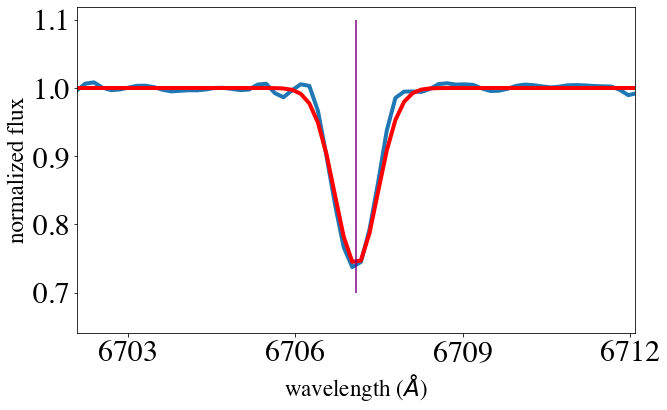
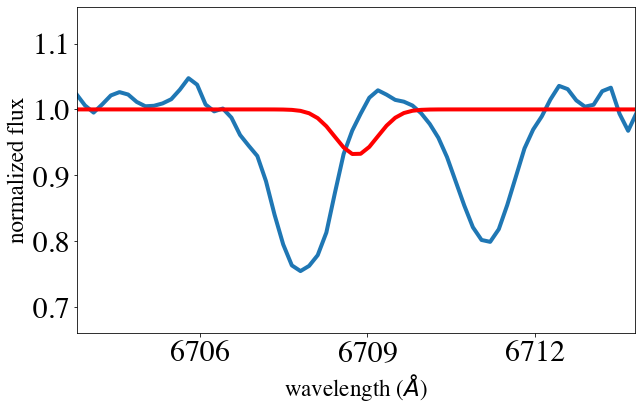
The notebook cell's code change between the first figure and the second:
--- before
+++ after
@@ -38,5 +38,5 @@
 	plt.xlabel('wavelength ($\AA$)', size=23)
 	plt.ylabel('normalized flux', size=23)
-	plt.vlines(x=wv_Li, ymax=1.10, ymin=0.7, color="purple")
+	# plt.vlines(x=wv_Li, ymax=1.10, ymin=0.7, color="purple")
 	plt.show()
 

Commit: final final edits